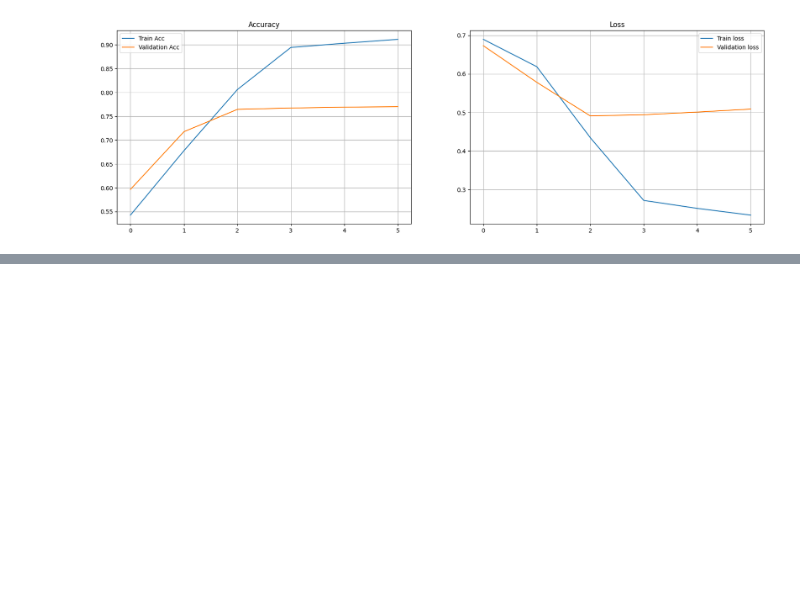
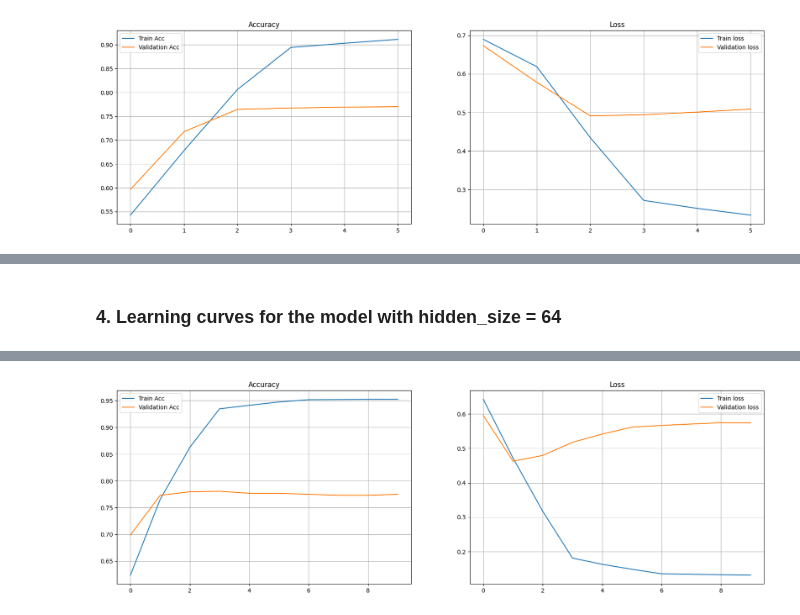
Before and after one commit to HiIAmTzeKean/SC4002-NLP, a Jupyter notebook: part_3_BiGRU.ipynb, the cells around one changed output, grey strips where cells are left out. Saved outputs shown, nothing was run; the diff lists cells and outputs as text; code cells hidden in the pictures; blank space fills up the shorter version.

```diff
--- a/part_3_BiGRU.ipynb
+++ b/part_3_BiGRU.ipynb
@@ -519,0 +553,16 @@ using your improved model.
+# %% [markdown]
+### 4. Learning curves for the model with hidden_size = 64
+# %%
+device = torch.device('cpu') #torch.device('cuda' if torch.cuda.is_available() else 'cpu')
+hidden_size = 64
+output_size = 2
+n_layers = 1
+dropout = 0.5
+learning_rate = 0.001
+num_epochs = 10
+spatial_dropout = True
+
+# Create BiGru model without attention
+BiGruModel = BiLSTMGRU(hidden_size, word_embeddings, output_size, n_layers, dropout, spatial_dropout, bidirectional=True, attention=False, GRU=True)
+loss, accuracy = run_model(BiGruModel, False)
+# %% [output]
@@ -519,0 +587 @@ using your improved model.
+[figure, added]
```
Also changed, not shown: parts of 24 cells of this notebook.
